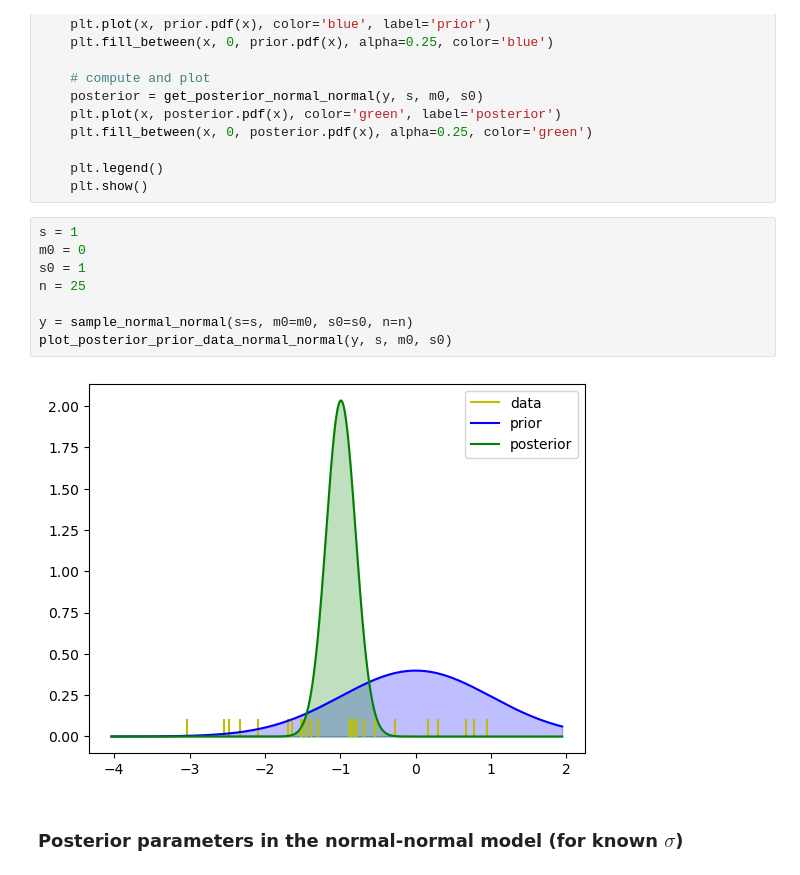
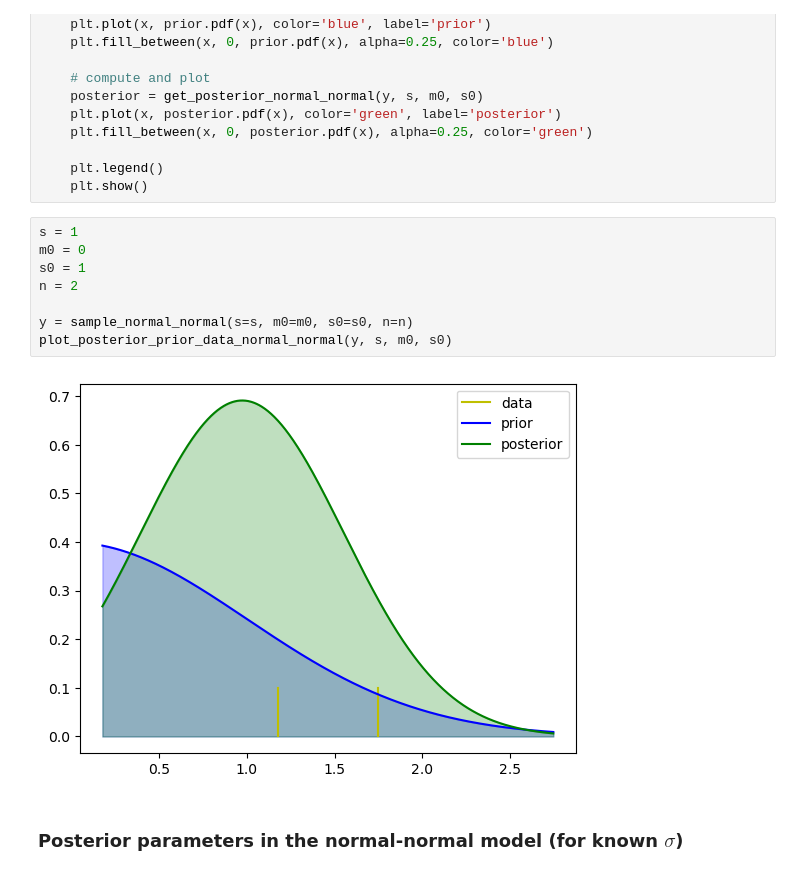
Before and after one commit to aschein/stat_348_2024, a Jupyter notebook: lecture_materials/notebooks/W2_intro_bayes.ipynb, the cells around one changed output. Saved outputs shown, nothing was run; the diff lists cells and outputs as text.

```diff
--- a/lecture_materials/notebooks/W2_intro_bayes.ipynb
+++ b/lecture_materials/notebooks/W2_intro_bayes.ipynb
@@ -152,13 +152,13 @@ def plot_posterior_prior_data_normal_normal(y, s, m0, s0):
 # %%
 s = 1
 m0 = 0
 s0 = 1
-n = 25
+n = 2
 
 y = sample_normal_normal(s=s, m0=m0, s0=s0, n=n)
 plot_posterior_prior_data_normal_normal(y, s, m0, s0)
 # %% [output]
-[figure, old version]
+[figure, new version]
 # %% [markdown]
 ### **Posterior parameters** in the normal-normal model (for known $\sigma$)
 # %% [markdown]
```
Also changed, not shown: 1 other file.
